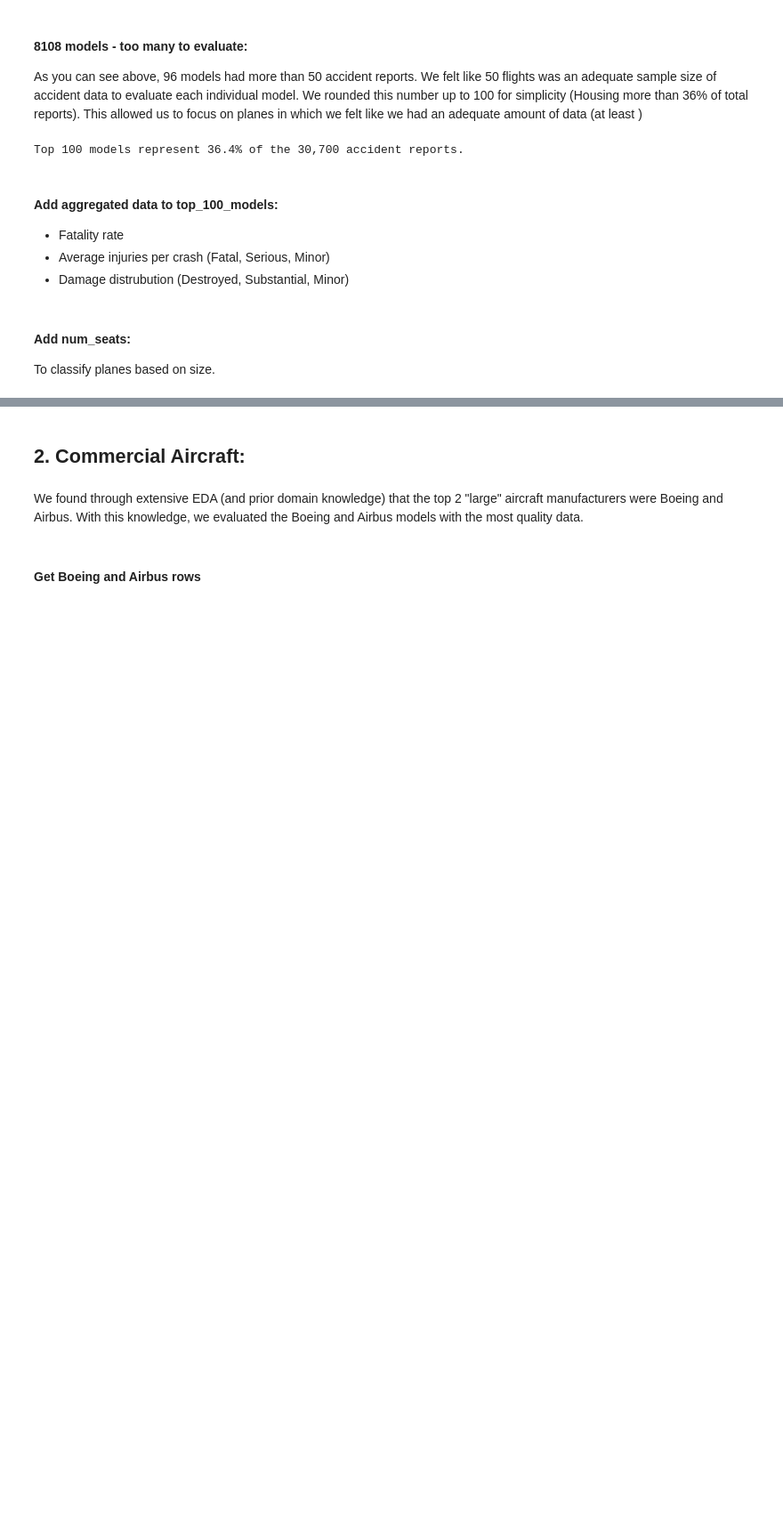
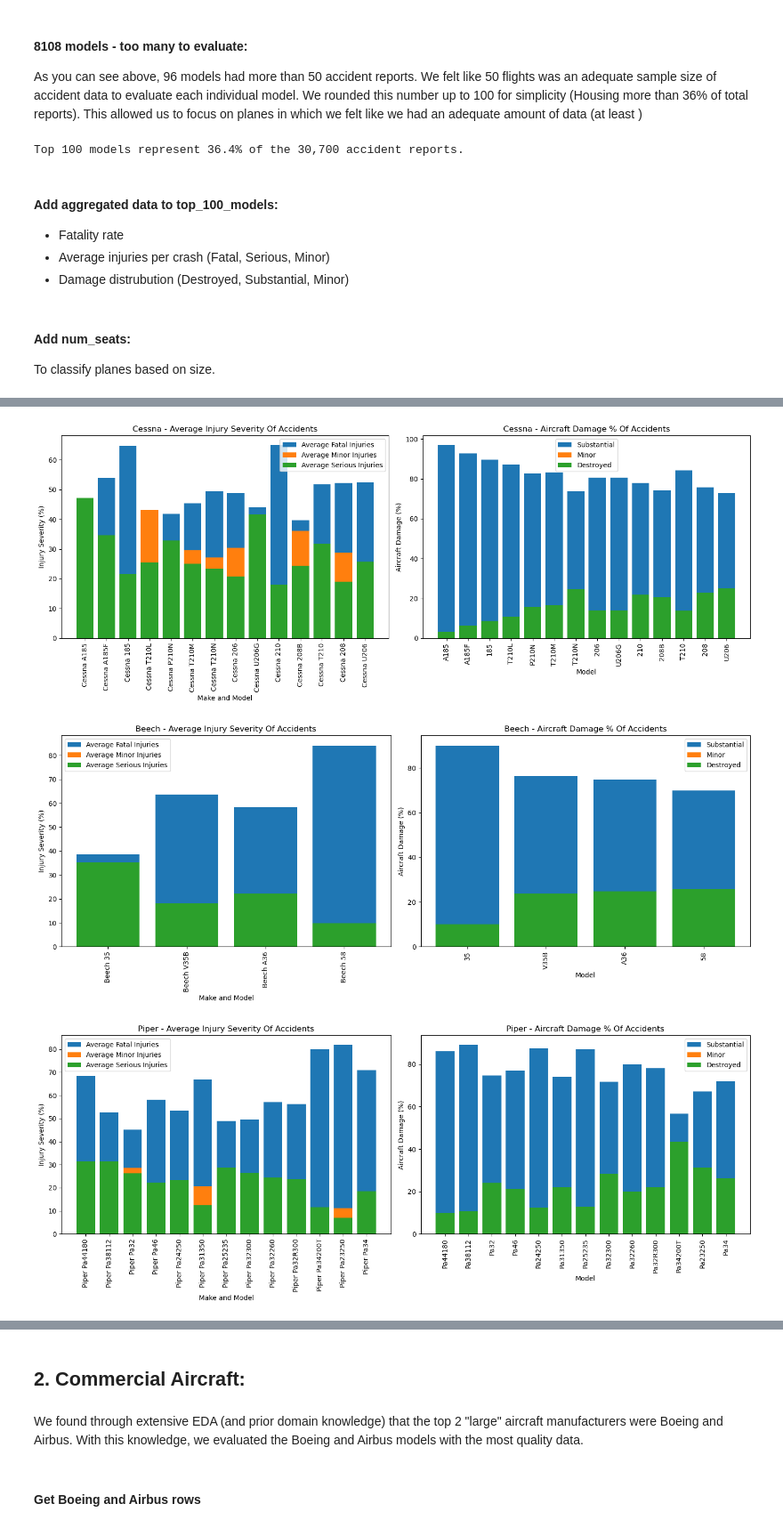
Before and after one commit to dvdhartsman/phase_1_project, a Jupyter notebook: final_notebook.ipynb, the cells around one changed output, grey strips where cells are left out. Shown at 89% size. Cells and saved outputs as stored; diff of their text form; code cells hidden in the pictures; blank space fills up the shorter version.

```diff
--- a/final_notebook.ipynb
+++ b/final_notebook.ipynb
@@ -240,0 +280,41 @@ top_100_models['num_seats'] = top_100_models['make_model'].map(num_seats)
+# %%
+#filters the unique makes from the sample size
+unique_makes = df_filtered['make'].unique()
+#Creates a lopp to assign each make from the unique makes
+for make in unique_makes:
+    make_data = df_filtered[df_filtered['make'] == make]
+
+    fig, (ax1, ax2) = plt.subplots(1, 2, figsize=(15, 6))
+
+    # First subplot
+    total_injuries = make_data[['avg_fatal_injuries', 'avg_minor_injuries', 'avg_serious_injuries']].sum(axis=1)
+    normalized_injuries = make_data[['avg_fatal_injuries', 'avg_minor_injuries', 'avg_serious_injuries']].div(total_injuries, axis=0) * 100
+    ax1.bar(make_data['make'] + ' ' + make_data['model'], normalized_injuries['avg_fatal_injuries'], label='Average Fatal Injuries')
+    ax1.bar(make_data['make'] + ' ' + make_data['model'], normalized_injuries['avg_minor_injuries'], label='Average Minor Injuries')
+    ax1.bar(make_data['make'] + ' ' + make_data['model'], normalized_injuries['avg_serious_injuries'], label='Average Serious Injuries')
+    ax1.set_xlabel('Make and Model')
+    ax1.set_ylabel('Injury Severity (%)')
+    ax1.set_title(f'{make} - Average Injury Severity Of Accidents')
+    ax1.set_xticks(make_data['make'] + ' ' + make_data['model'])
+    ax1.set_xticklabels(make_data['make'] + ' ' + make_data['model'], rotation=90)
+    ax1.legend()
+
+    # Second subplot
+    total_damage = make_data[['Substantial', 'Minor', 'Destroyed']].sum(axis=1)
+    normalized_damage = make_data[['Substantial', 'Minor', 'Destroyed']].div(total_damage, axis=0) * 100
+    ax2.bar(make_data['model'], normalized_damage['Substantial'], label='Substantial')
+    ax2.bar(make_data['model'], normalized_damage['Minor'], label='Minor')
+    ax2.bar(make_data['model'], normalized_damage['Destroyed'], label='Destroyed')
+    ax2.set_xlabel('Model')
+    ax2.set_ylabel('Aircraft Damage (%)')
+    ax2.set_title(f'{make} - Aircraft Damage % Of Accidents')
+    ax2.set_xticks(make_data['model'])
+    ax2.set_xticklabels(make_data['model'], rotation=90)
+    ax2.legend()
+
+    plt.tight_layout()
+    plt.show()
+# %% [output]
+[figure, added]
+[figure, added]
+[figure, added]
```
Also changed, not shown: parts of 40 cells of this notebook, 1 other file.
